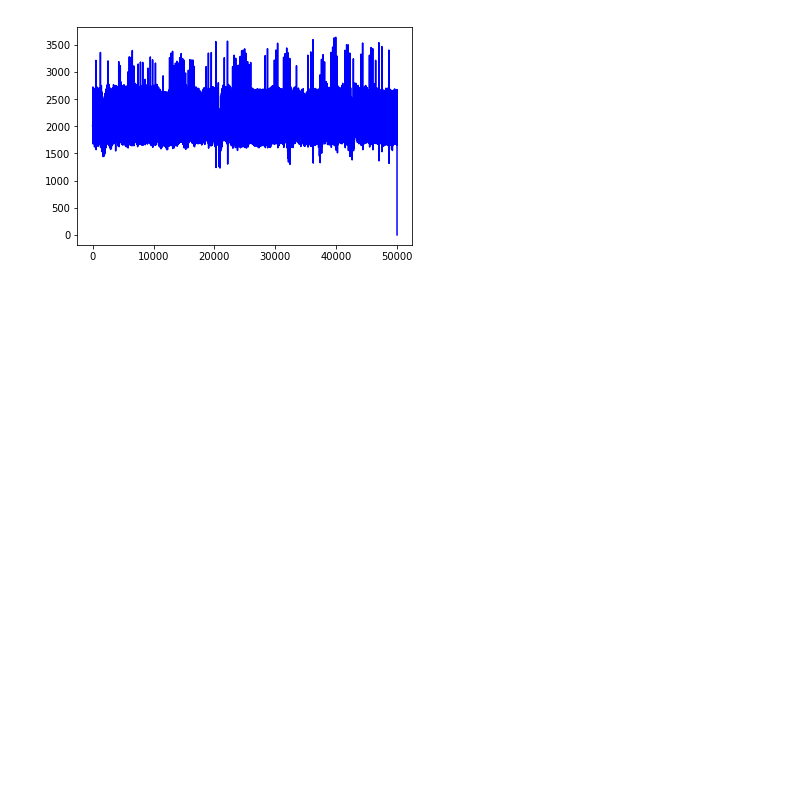
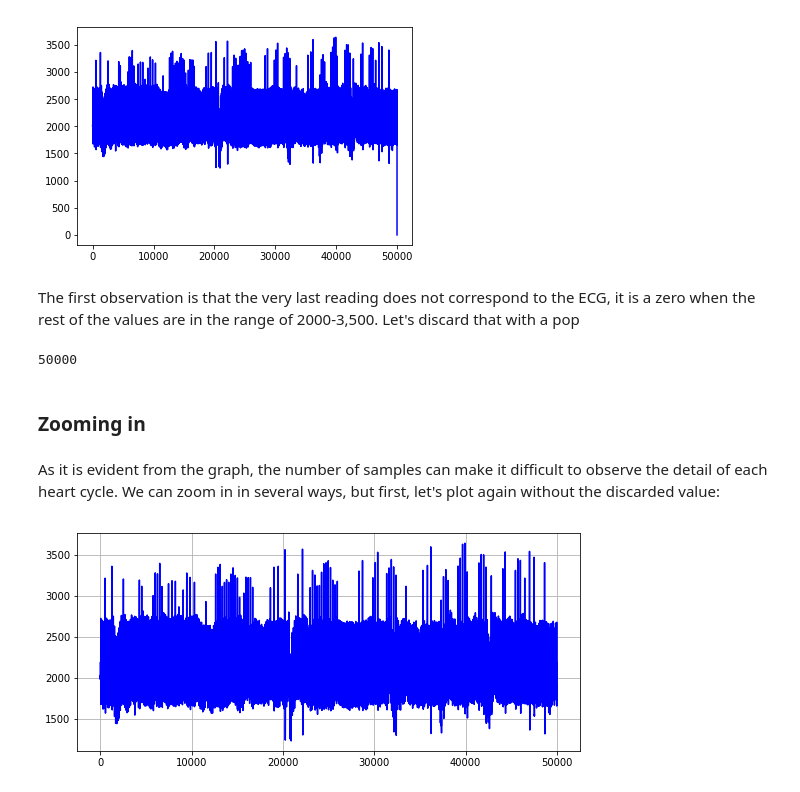
Before and after one commit to reyesaldasoro/Electrocardiogram_Jupyter, a Jupyter notebook: Visualization and analysis of an Electrocardiogram Signal.ipynb, the cells around one changed output. Saved outputs shown, nothing was run; the diff lists cells and outputs as text; code cells hidden in the pictures; blank space fills up the shorter version.

```diff
--- a/Visualization and analysis of an Electrocardiogram Signal.ipynb
+++ b/Visualization and analysis of an Electrocardiogram Signal.ipynb
@@ -81,3 +90,23 @@ plt.plot(data_ECG, linestyle='-', color='b')
 # %% [output]
 [<matplotlib.lines.Line2D at 0x...>]
 [figure]
+# %% [markdown]
+The first observation is that the very last reading does not correspond to the ECG, it is a zero when the rest of the values are in the range of 2000-3,500. Let's discard that with a pop
+# %%
+data_ECG2 = data_ECG[0:data_ECG.size-1]
+# %%
+len(data_ECG2)
+# %% [output]
+50000
+# %% [markdown]
+### Zooming in
+# %% [markdown]
+As it is evident from the graph, the number of samples can make it difficult to observe the detail of each heart cycle. We can zoom in in several ways, but first, let's plot again without the discarded value:
+# %%
+fig = plt.figure(figsize=(9, 4))
+ax2  = fig.add_subplot(111)
+
+plt.plot(data_ECG2, linestyle='-', color='b')
+plt.grid()
+# %% [output]
+[figure, added]
```
Also changed, not shown: parts of 33 cells of this notebook.
